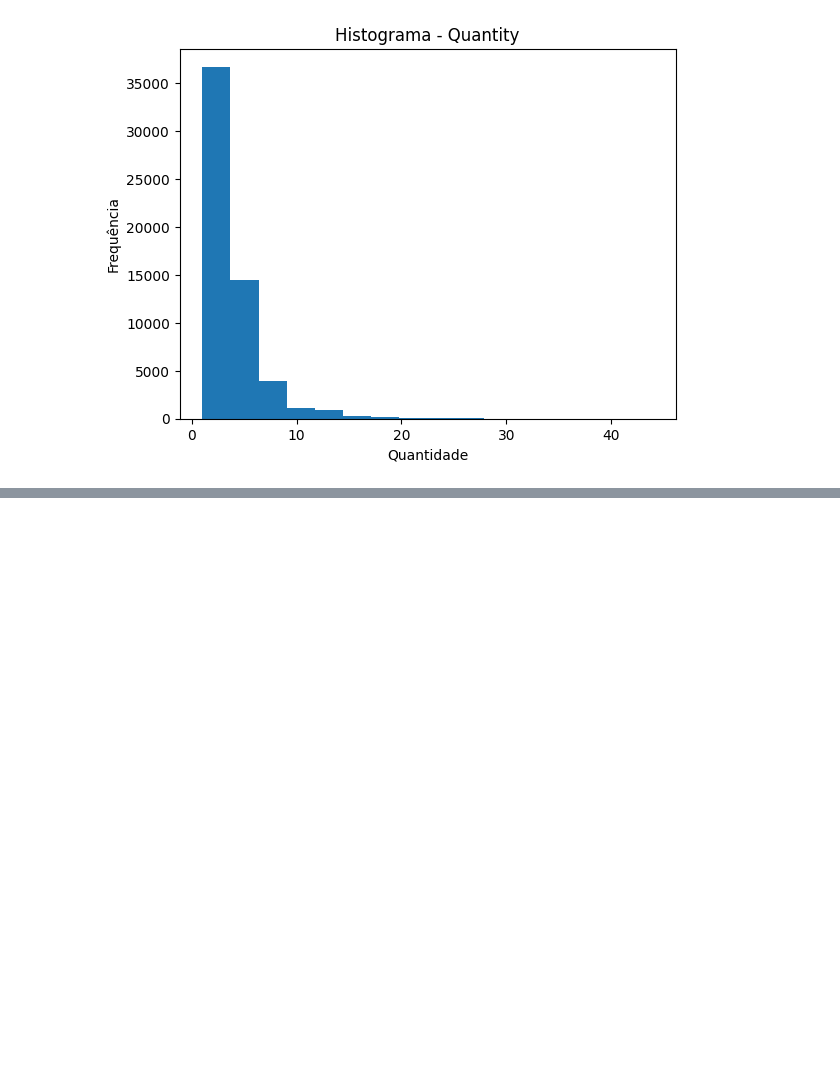
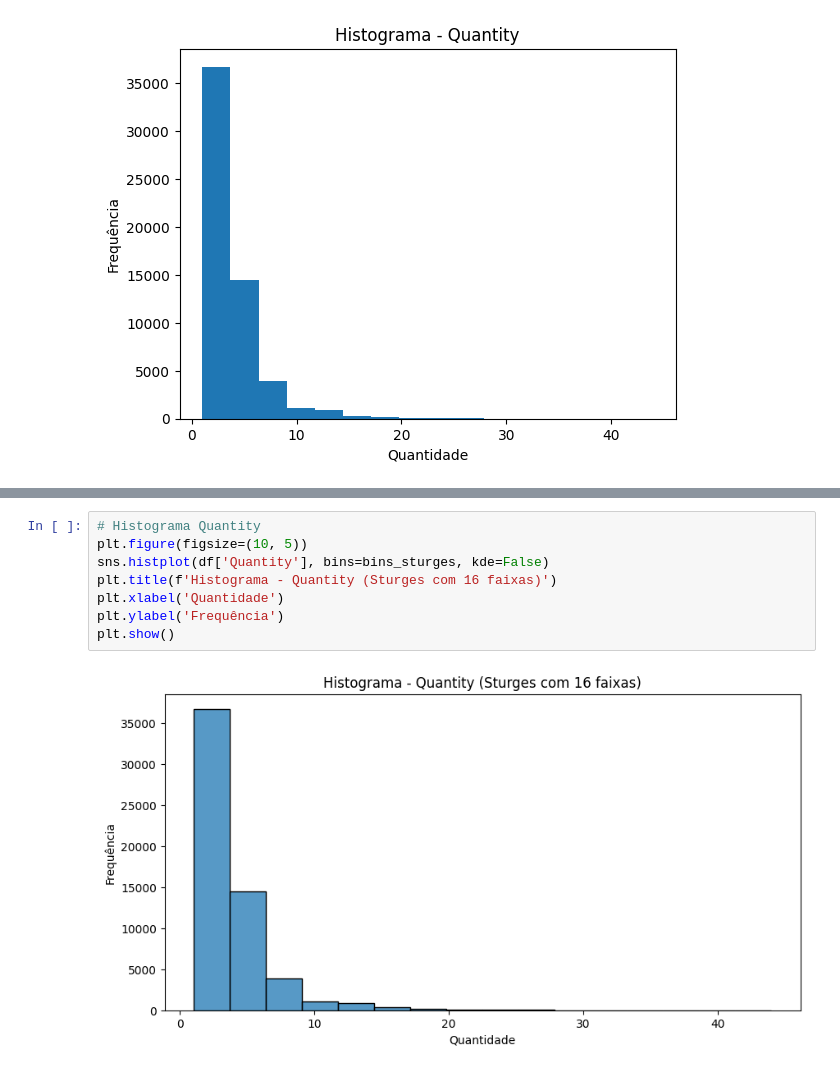
Before and after one commit to gustavo-gm-dev/iaa002-trabalho-python, a Jupyter notebook: TRABALHO_DE_IAA017/Ex02bIaa17.ipynb, the cells around one changed output, grey strips where cells are left out. Saved outputs shown, nothing was run; the diff lists cells and outputs as text; blank space fills up the shorter version.

```diff
--- a/TRABALHO_DE_IAA017/Ex02bIaa17.ipynb
+++ b/TRABALHO_DE_IAA017/Ex02bIaa17.ipynb
@@ -99,0 +123,10 @@ plt.show()
+# %%
+# Histograma Quantity
+plt.figure(figsize=(10, 5))
+sns.histplot(df['Quantity'], bins=bins_sturges, kde=False)
+plt.title(f'Histograma - Quantity (Sturges com 16 faixas)')
+plt.xlabel('Quantidade')
+plt.ylabel('Frequência')
+plt.show()
+# %% [output]
+[figure, added]
```
Also changed, not shown: parts of 5 cells of this notebook.
